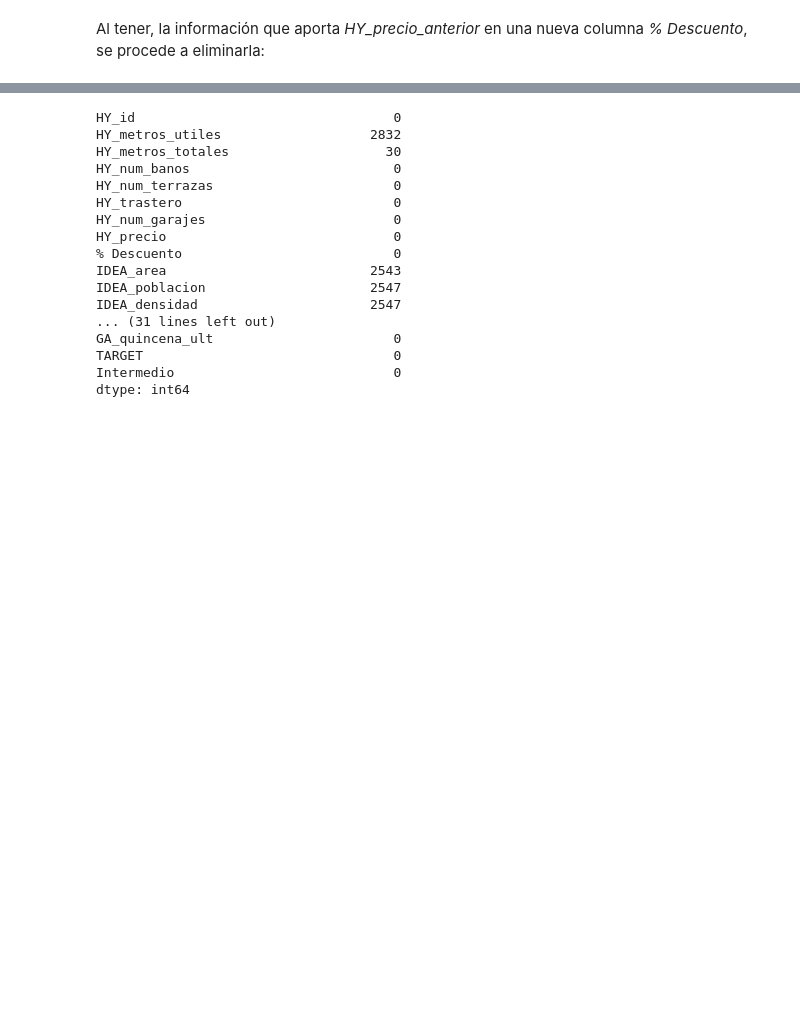
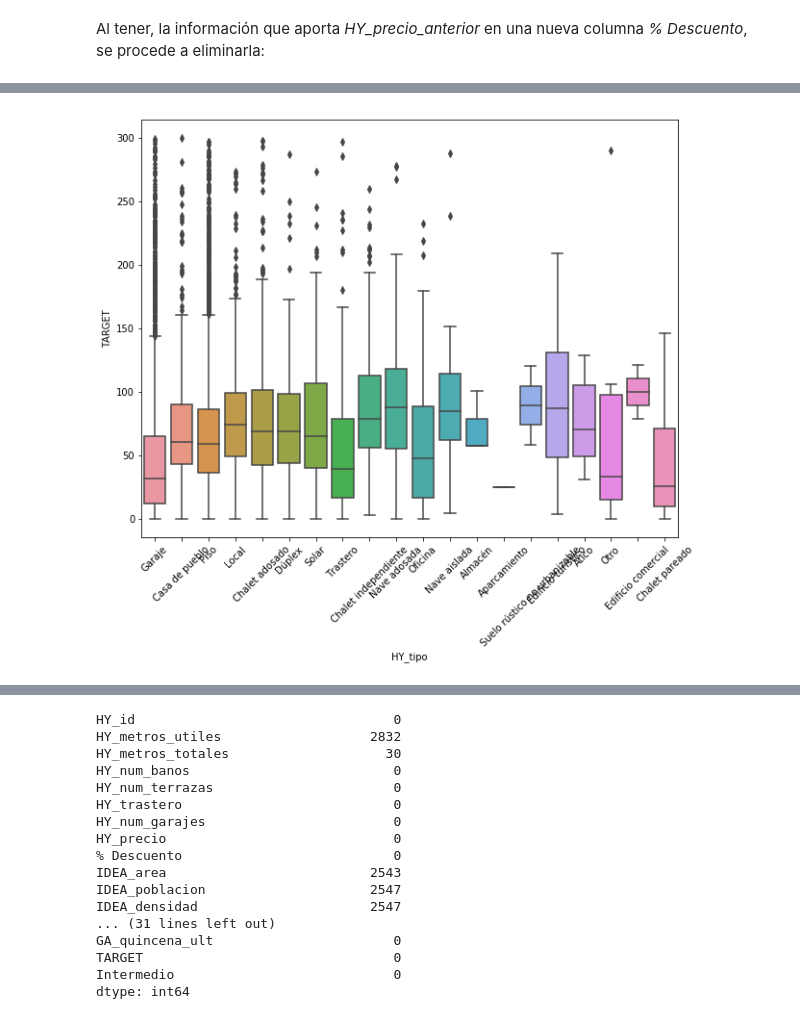
Before and after one commit to RohitUttam/UniversityHack2019, a Jupyter notebook: Expl_ini_rf.ipynb, the cells around one changed output, grey strips where cells are left out. Cells and saved outputs as stored; diff of their text form; code cells hidden in the pictures; blank space fills up the shorter version.

Commit message:
Data cleaning HY_tipo

```diff
--- a/Expl_ini_rf.ipynb
+++ b/Expl_ini_rf.ipynb
@@ -324,0 +323,5 @@ modelar[['IDEA_densidad', 'TARGET']].plot(x = 'IDEA_densidad', y = 'TARGET', kin
+# %%
+def plot_cat_target(column):
+    fig, ax = plt.subplots(figsize = (10, 8))
+    sns.boxplot(data = modelar[[column, 'TARGET']], x = column, y = 'TARGET')
+    plt.xticks(rotation=45)
@@ -401,2 +386,6 @@ Al tener, la información que aporta *HY_precio_anterior* en una nueva columna *
 # %%
 modelar=modelar.drop(['HY_precio_anterior'], axis=1)
+# %%
+plot_cat_target('HY_tipo')
+# %% [output]
+[figure, added]
```
Also changed, not shown: parts of 30 cells of this notebook.
